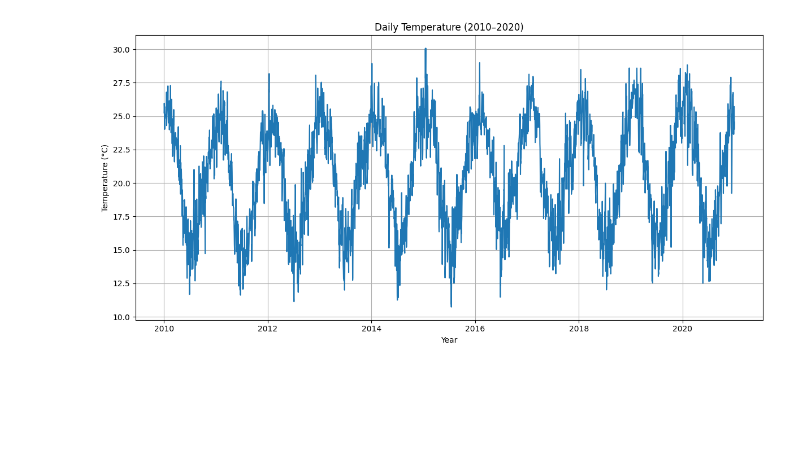
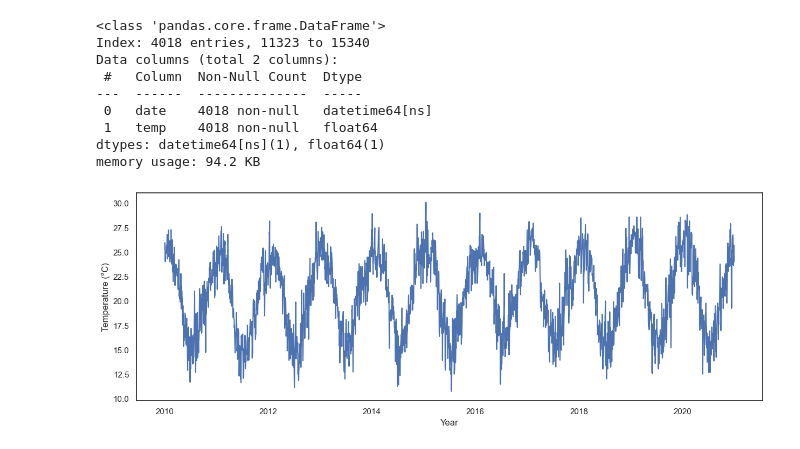
Before and after one commit to EthanGTJones/STAT3008-Group-Project, a Jupyter notebook: summary_stats.ipynb, the cells around one changed output. Drawn from its saved outputs; the diff is of its cells as text; code cells hidden in the pictures; blank space fills up the shorter version.

Commit message:
Add seaborn for temp visualisations plus clean up

```diff
--- a/summary_stats.ipynb
+++ b/summary_stats.ipynb
@@ -3,11 +7,11 @@
 import pandas as pd
 import matplotlib.pyplot as plt
 import matplotlib.dates as mdates
+import seaborn as sns
+
+sns.set_theme(style="white", context="notebook")
 # %%
 # Load data
 data = pd.read_csv('data/Daily_Temp_Data.csv')
-original_data = pd.read_csv('data/Original_Data.csv')
-
-# Data Preprocessing
-data['date'] = pd.to_datetime(data['date'], format='%d/%m/%Y') # Ensure date is in datetime format
+data['date'] = pd.to_datetime(data['date'], dayfirst=True) # Ensure date is in datetime format
 # %%
@@ -33,16 +91,23 @@ None
+# %%
+filtered.info()
+# %% [output]
+<class 'pandas.core.frame.DataFrame'>
+Index: 4018 entries, 11323 to 15340
+Data columns (total 2 columns):
+ #   Column  Non-Null Count  Dtype
+---  ------  --------------  -----
+ 0   date    4018 non-null   datetime64[ns]
+ 1   temp    4018 non-null   float64
+dtypes: datetime64[ns](1), float64(1)
+memory usage: 94.2 KB
 # %%
-# Convert date to datetime and filter data between 2010-01-01 and 2020-12-31
-data['date'] = pd.to_datetime(data['date'], dayfirst=True)
-filtered = data[(data['date'] >= '2010-01-01') & (data['date'] <= '2020-12-31')]
-
-# Plot
-plt.figure(figsize=(12,6))
-plt.plot(filtered['date'], filtered['temp'])
-plt.title('Daily Temperature (2010–2020)')
+plt.figure(figsize=(15,5))
+sns.lineplot(data=filtered, x="date", y="temp")
+# plt.title('Daily Temperature (2010–2020)')
 plt.xlabel('Year')
 plt.ylabel('Temperature (°C)')
-plt.grid(True)
-plt.tight_layout()
+# plt.grid(True)
+# plt.tight_layout()
 plt.show()
 # %% [output]
-[figure, old version]
+[figure, new version]
```
Also changed, not shown: parts of 8 cells of this notebook.
